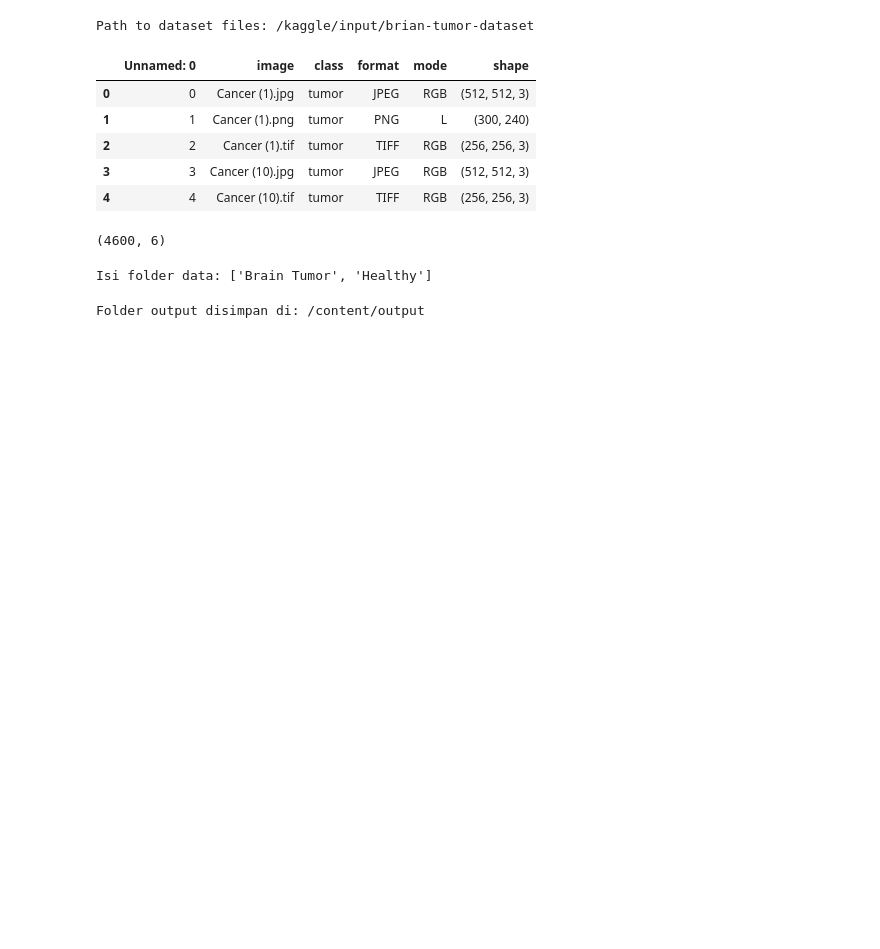
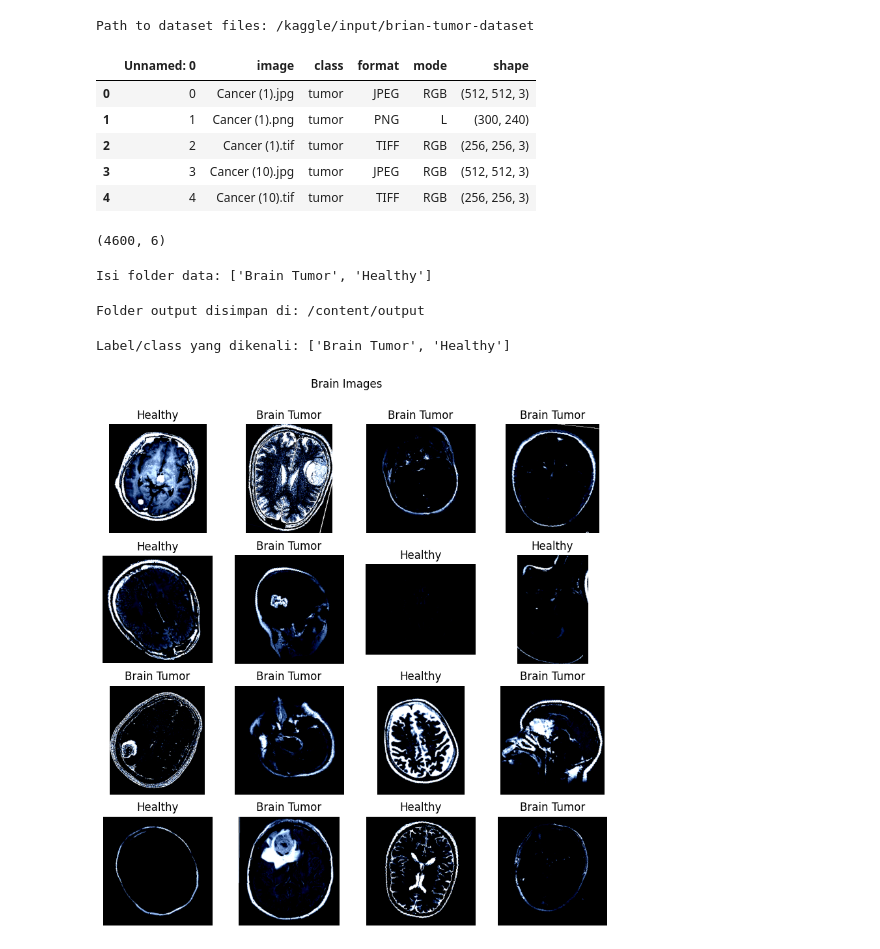
Before and after one commit to XMB234/Brain-Tumor-Detection, a Jupyter notebook: Brain_Tumor_Detection.ipynb, the cells around one changed output. Drawn from its saved outputs; the diff is of its cells as text; code cells hidden in the pictures; blank space fills up the shorter version.

```diff
--- a/Brain_Tumor_Detection.ipynb
+++ b/Brain_Tumor_Detection.ipynb
@@ -94,7 +94,7 @@ Folder output disimpan di: /content/output
 from torchvision import transforms
 
 # Transformasi data (train): resize, augmentasi, konversi tensor, normalisasi
-transform = transforms.Compose([
+train_transform = transforms.Compose([
     transforms.Resize(224),  # Sama dengan (224, 224), karena square
     transforms.RandomHorizontalFlip(),
     transforms.RandomVerticalFlip(),
@@ -107,7 +107,17 @@ transform = transforms.Compose([
     )
 ])
 
-# # Transformasi untuk val dan test (tanpa augmentasi)
+#  Transformasi untuk val dan test (tanpa augmentasi)
+test_val_transform =transforms.Compose([
+    transforms.Resize(224),
+    transforms.ToTensor(),
+    transforms.Normalize(
+        [0.485, 0.456, 0.406],
+        [0.229, 0.224, 0.225]
+    )
+])
 # %%
-train_set = torchvision.datasets.ImageFolder(output_dir / "train", transform=transform)
-val_set = torchvision.datasets.ImageFolder(output_dir / "val", transform=transform)
+# Buat dataset
+train_set = torchvision.datasets.ImageFolder(output_dir / "train", transform=train_transform)
+val_set = torchvision.datasets.ImageFolder(output_dir / "val", transform=test_val_transform)
+test_set = torchvision.datasets.ImageFolder(output_dir / "test", transform=test_val_transform)
@@ -115,0 +124,26 @@ Com
+# %%
+print("Label/class yang dikenali:", train_set.classes)
+# %% [output]
+Label/class yang dikenali: ['Brain Tumor', 'Healthy']
+# %%
+CLA_label = {
+    0: 'Brain Tumor',
+    1: 'Healthy'
+}
+
+figure = plt.figure(figsize=(10, 10))
+cols, rows = 4, 4
+for i in range(1, cols * rows + 1):
+  sample_idx = torch.randint(len(train_set), size=(1,)).item()
+  img, label = train_set[sample_idx]
+  figure.add_subplot(rows, cols, i)
+  plt.title(CLA_label[label])
+  plt.axis("off")
+  img_np = img.numpy().transpose((1, 2, 0))
+
+  img_valid_range = np.clip(img_np, 0, 1)
+  plt.imshow(img_valid_range)
+  plt.suptitle('Brain Images', y=0.95)
+plt.show()
+# %% [output]
+[figure, added]
```
Also changed, not shown: parts of 2 cells of this notebook.
